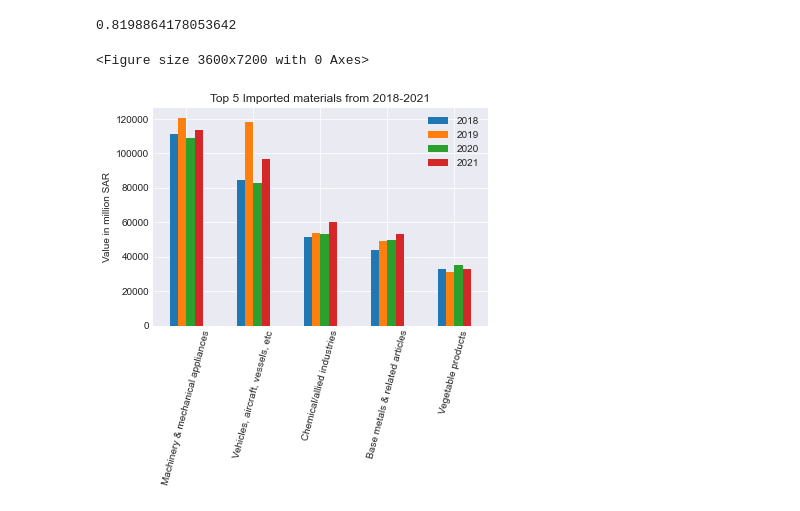
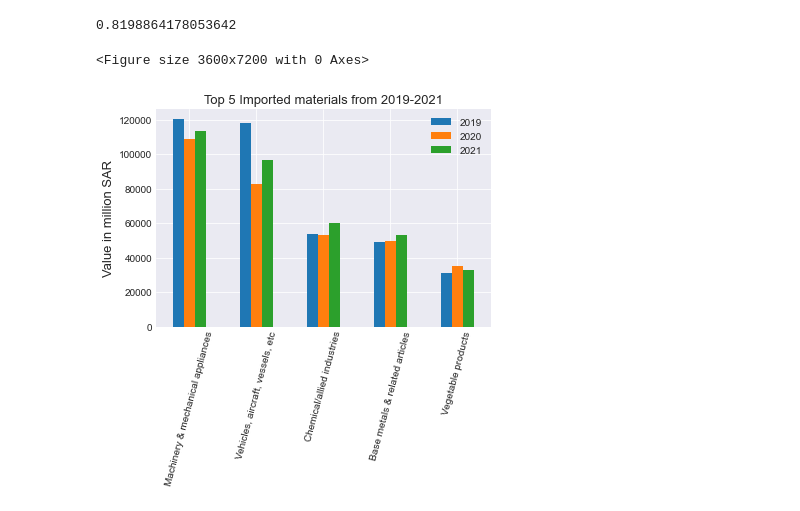
Before and after one commit to Aabusabaeen/Capstone-Project, a Jupyter notebook: Questions.ipynb, the cells around one changed output. Saved outputs shown, nothing was run; the diff lists cells and outputs as text; code cells hidden in the pictures.

```diff
--- a/Questions.ipynb
+++ b/Questions.ipynb
@@ -482,17 +494,16 @@ Max5_Imports_18_21
 # %% [output]
 0.8198864178053642
 # %%
-Im_data=Max5_Imports_18_21[['2018 Value(millions in SAR)', '2019 Value(millions in SAR)', '2020 Value(millions in SAR)',
-'2021 Value(millions in SAR)']]
+Im_data=Max5_Imports_18_21[[ '2019 Value(millions in SAR)', '2020 Value(millions in SAR)', '2021 Value(millions in SAR)']]
 plt.figure(figsize=(50,100))
 Im_data.plot(kind="bar")
-plt.title("Top 5 Imported materials from 2018-2021")
+plt.title("Top 5 Imported materials from 2019-2021", fontsize=13)
 plt.xticks([0, 1, 2, 3, 4], ['Machinery & mechanical appliances', 'Vehicles, aircraft, vessels, etc', 'Chemical/allied industries',
 'Base metals & related articles', 'Vegetable products'], rotation=75)
-plt.legend(labels=('2018', '2019', '2020', '2021'))
-plt.ylabel("Value in million SAR")
-plt.savefig('Plots/Top 5 Imported materials from 2018-2021.png')
+plt.legend(labels=( '2019', '2020', '2021'))
+plt.ylabel("Value in million SAR", fontsize=13)
+plt.savefig('Plots/Top 5 Imported materials from 2019-2021.png')
 plt.show()
 # %% [output]
 <Figure size 3600x7200 with 0 Axes>
-[figure, old version]
+[figure, new version]
```
Also changed, not shown: parts of 4 cells of this notebook, 8 other files.
